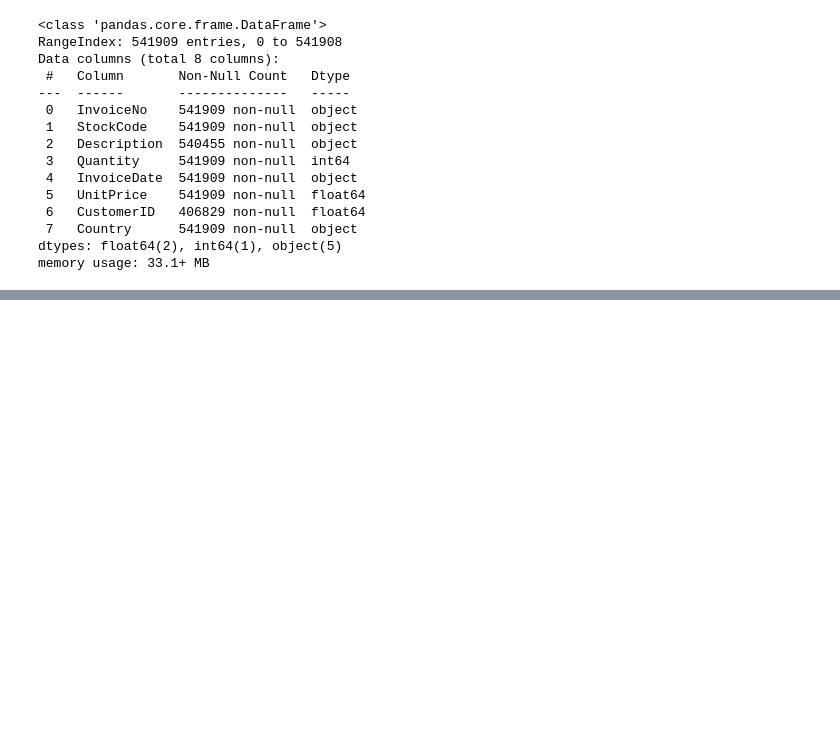
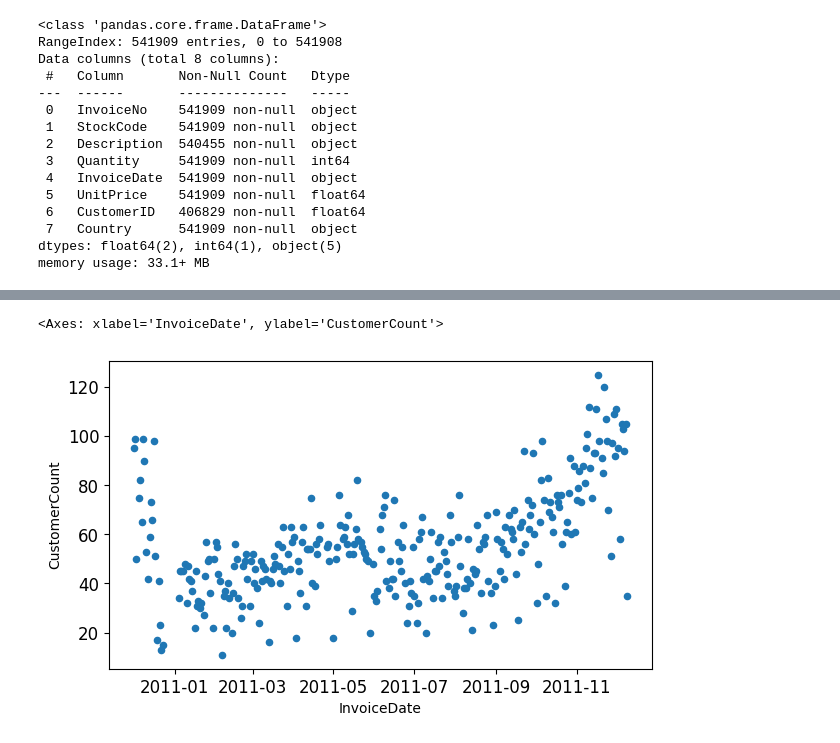
Before and after one commit to popescuaaa/upb-ai-bootcamp-2024, a Jupyter notebook: assignment/Starter.ipynb, the cells around one changed output, grey strips where cells are left out. Saved outputs shown, nothing was run; the diff lists cells and outputs as text; code cells hidden in the pictures; blank space fills up the shorter version.

```diff
--- a/assignment/Starter.ipynb
+++ b/assignment/Starter.ipynb
@@ -51,0 +110,5 @@ df.describe()
+# %%
+viz_df.plot(kind='scatter', figsize=(7, 4), fontsize=12, x='InvoiceDate', y='CustomerCount')
+# %% [output]
+<Axes: xlabel='InvoiceDate', ylabel='CustomerCount'>
+[figure, added]
```
Also changed, not shown: parts of 59 cells of this notebook, 1 other file.
